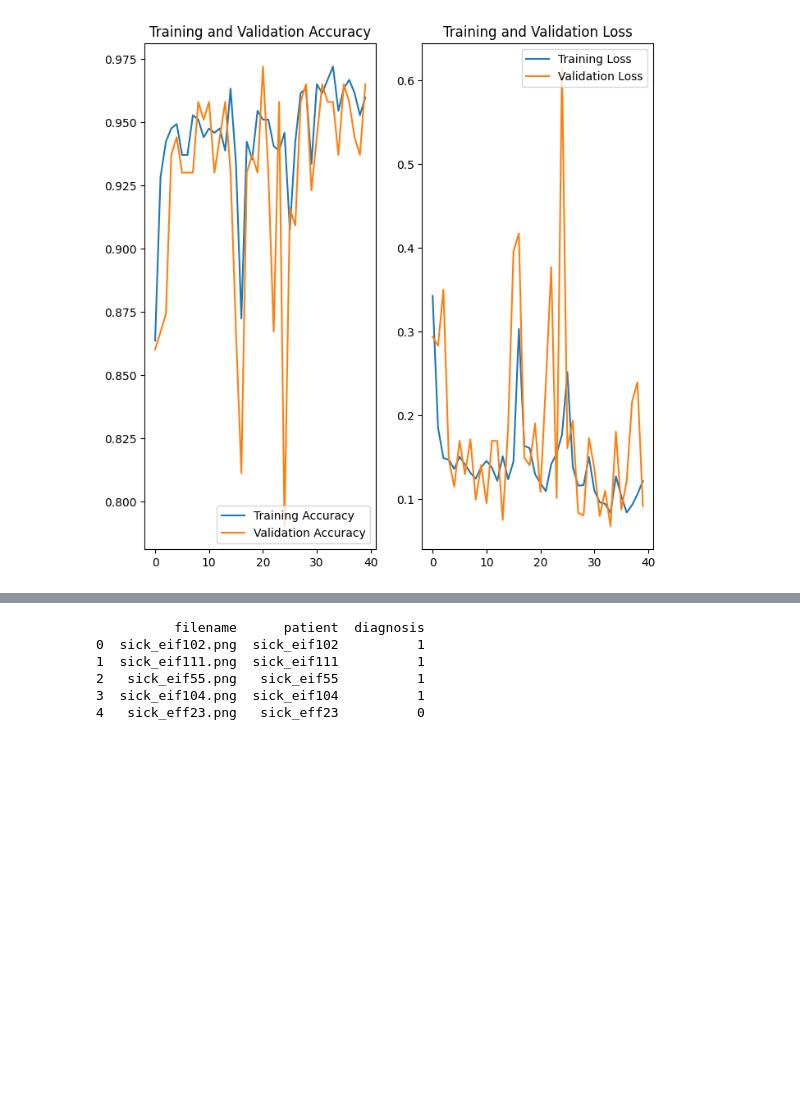
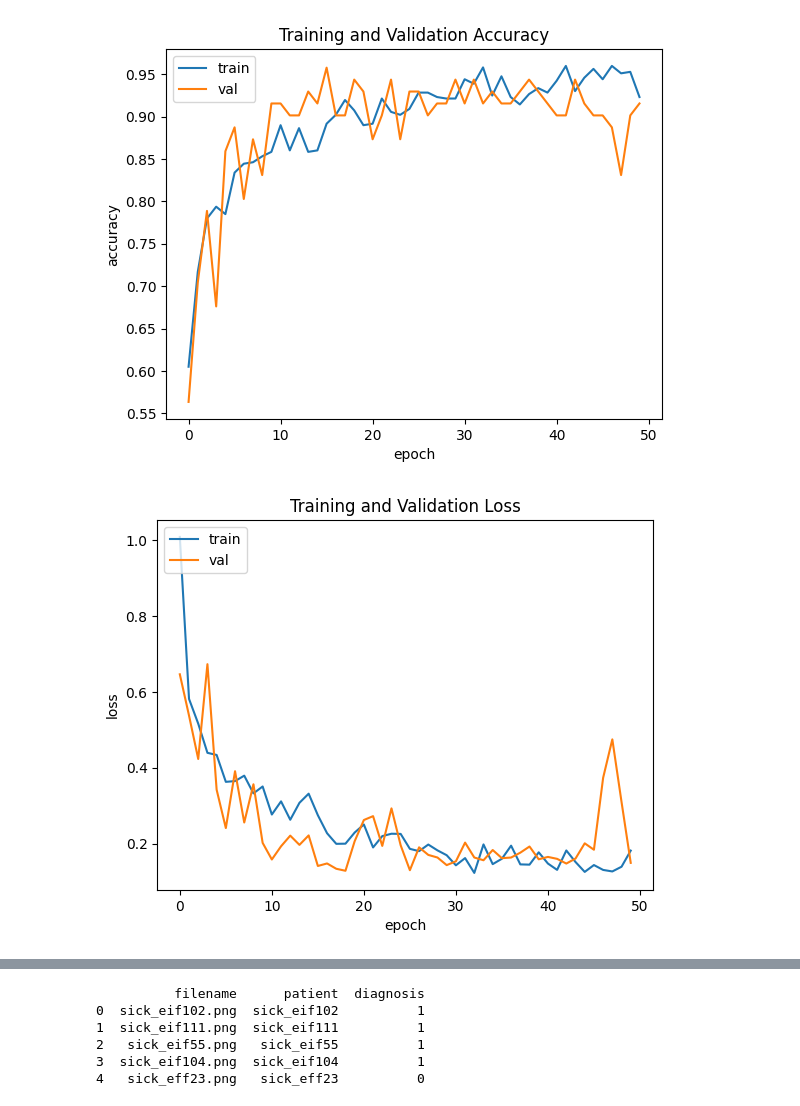
Before and after one commit to Codebmk/chest_opacity_image_classifier, a Jupyter notebook: index_dataset1.ipynb, the cells around one changed output, grey strips where cells are left out. Saved outputs shown, nothing was run; the diff lists cells and outputs as text; code cells hidden in the pictures; blank space fills up the shorter version.

Commit message:
improve model performance, proper dataset split

```diff
--- a/index_dataset1.ipynb
+++ b/index_dataset1.ipynb
@@ -126,7 +158,7 @@ from tensorflow.keras.layers import Conv2D, MaxPooling2D, Flatten, Dense, Dropou
 
 # Define the CNN architecture
 model = Sequential([
-    Conv2D(32, (3, 3), activation='relu', input_shape=(256, 256, 3)),
+    Conv2D(32, (3, 3), activation='relu', input_shape=(420, 420, 3)),
     MaxPooling2D((2, 2)),
     Conv2D(64, (3, 3), activation='relu'),
     MaxPooling2D((2, 2)),
@@ -137,3 +169,4 @@ model = Sequential([
     Dropout(0.5),
     Dense(2, activation='softmax')
 ])
+model.summary()
@@ -141,14 +193,14 @@ model = Sequential([
 from tensorflow.keras.callbacks import ModelCheckpoint
 
 # Define the directory to save the model weights
-checkpoint_path = "model_checkpoints/cp.ckpt"
+checkpoint_path = "model_checkpoints/best_model.hdf5"
 
 # Create a ModelCheckpoint callback to save the best model weights
 checkpoint_callback = ModelCheckpoint(
     checkpoint_path,
-    monitor='val_accuracy',
+    monitor='val_loss',
     save_best_only=True,
-    mode='max',
+    mode='min',
     verbose=1
 )
 # %%
@@ -156,12 +208,13 @@ checkpoint_callback = ModelCheckpoint(
 model.compile(optimizer='adam', loss='categorical_crossentropy', metrics=['accuracy'])
 
 # Train the model
-epochs = 40
+epochs = 50
 
 history = model.fit(
     train_generator,
     validation_data=valid_generator,
     epochs=epochs,
+    batch_size=batch_size,
     callbacks=[checkpoint_callback]
 )
 # %% [output]
@@ -215,24 +245,19 @@ Validation accuracy: 0.9720279574394226
 # %%
-acc = history.history['accuracy']
-val_acc = history.history['val_accuracy']
+plt.plot(history.history['accuracy'])
+plt.plot(history.history['val_accuracy'])
+plt.title('Training and Validation Accuracy')
+plt.ylabel('accuracy')
+plt.xlabel('epoch')
+plt.legend(['train', 'val'], loc='upper left')
+plt.show()
 
-loss = history.history['loss']
-val_loss = history.history['val_loss']
-
-epochs_range = range(epochs)
-
-plt.figure(figsize=(8, 8))
-plt.subplot(1, 2, 1)
-plt.plot(epochs_range, acc, label='Training Accuracy')
-plt.plot(epochs_range, val_acc, label='Validation Accuracy')
-plt.legend(loc='lower right')
-plt.title('Training and Validation Accuracy')
-
-plt.subplot(1, 2, 2)
-plt.plot(epochs_range, loss, label='Training Loss')
-plt.plot(epochs_range, val_loss, label='Validation Loss')
-plt.legend(loc='upper right')
+plt.plot(history.history['loss'])
+plt.plot(history.history['val_loss'])
 plt.title('Training and Validation Loss')
+plt.ylabel('loss')
+plt.xlabel('epoch')
+plt.legend(['train', 'val'], loc='upper left')
 plt.show()
 # %% [output]
-[figure, old version]
+[figure, new version]
+[figure, added]
```
Also changed, not shown: parts of 22 cells of this notebook, 2 other files.
